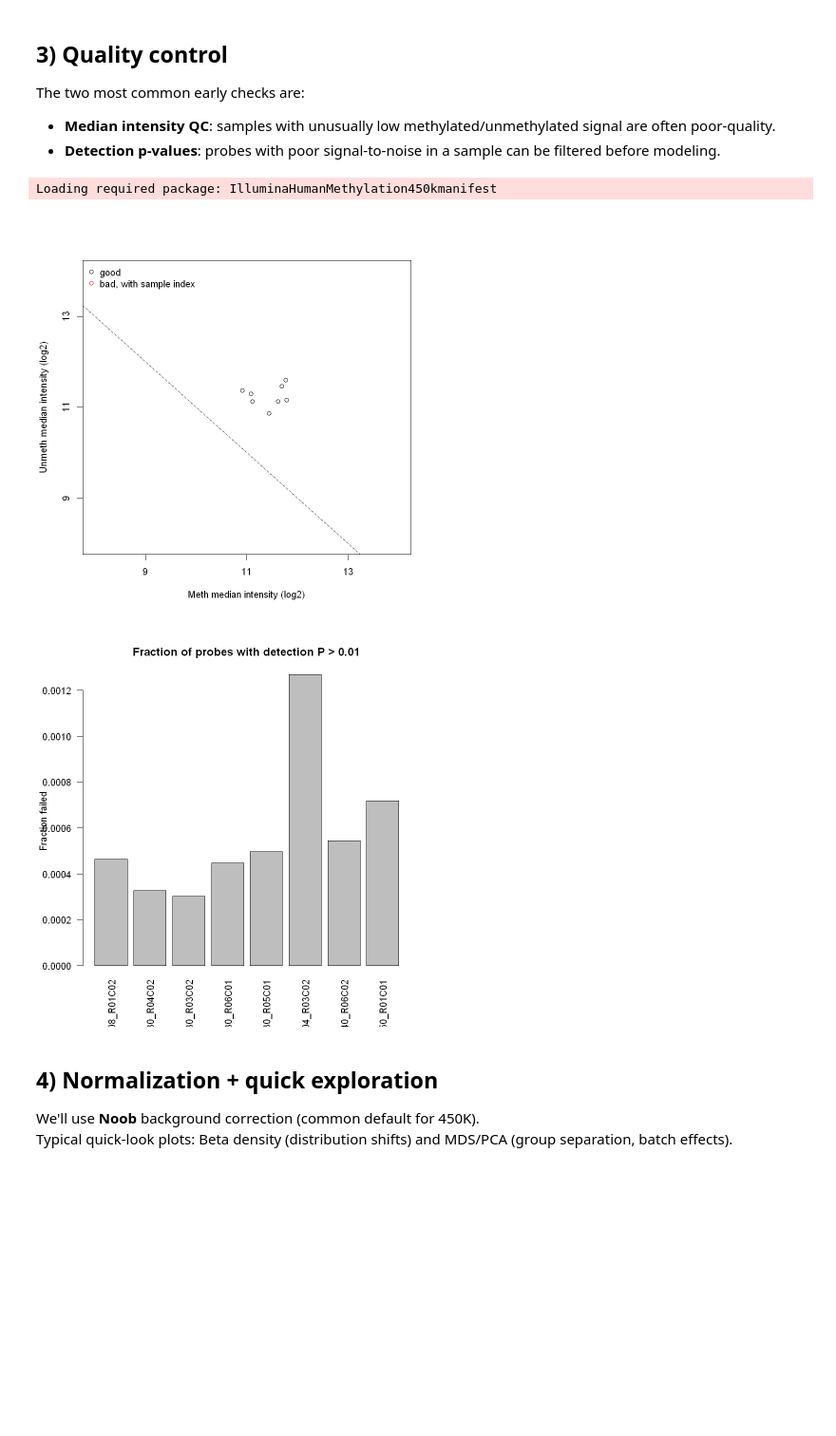
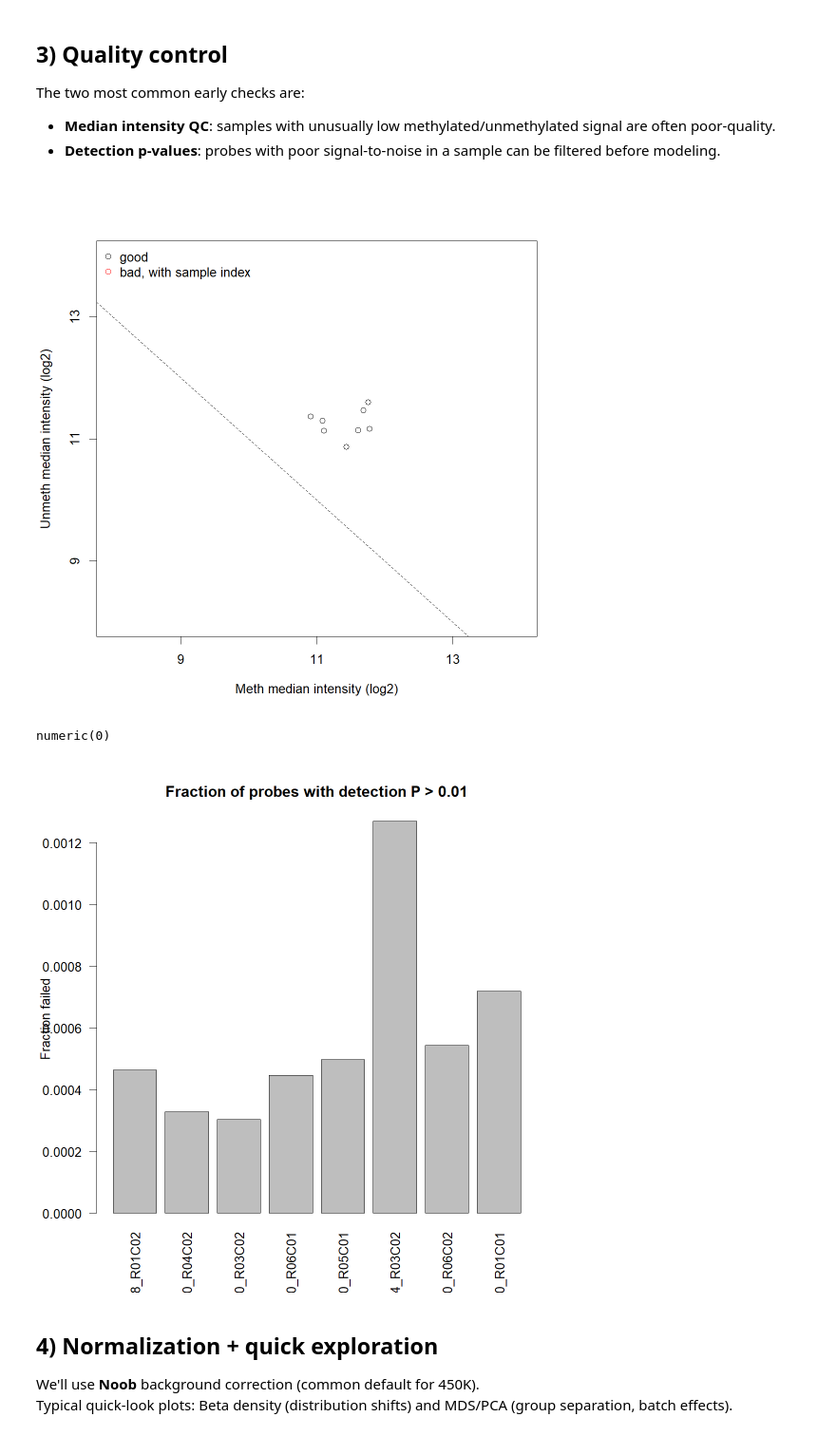
Before and after one commit to meshik/bioinformatics-code-hub, a Jupyter notebook: epigenomics/dna_methylation/r.ipynb, the cells around one changed output. Shown at 95% size. Cells and saved outputs as stored; diff of their text form; code cells hidden in the pictures; blank space fills up the shorter version.

Commit message:
first qc plots

```diff
--- a/epigenomics/dna_methylation/r.ipynb
+++ b/epigenomics/dna_methylation/r.ipynb
@@ -115,21 +135,21 @@ The two most common early checks are:
 # %%
 # Basic QC based on raw intensities
 mSet_raw <- preprocessRaw(rgSet)
 
 qc <- getQC(mSet_raw)
 plotQC(qc)
 
 # Detection p-values (probe-level)
 detP <- detectionP(rgSet)
 
 # Fraction of failed probes per sample (detP > 0.01)
 frac_failed <- colMeans(detP > 0.01, na.rm = TRUE)
-barplot(frac_failed, las = 2, main = "Fraction of probes with detection P > 0.01", ylab = "Fraction failed")
+barplot(frac_failed, las = 2, main = "Fraction of probes with detection P > 0.01", ylab = "Fraction failed") +
 abline(h = 0.01, lty = 2)
 # %% [output]
+[figure, new version]
-Loading required package: IlluminaHumanMethylation450kmanifest
+numeric(0)
-[figure, old version]
-[figure, old version]
+[figure, new version]
 # %% [markdown]
 ## 4) Normalization + quick exploration
 
```
Also changed, not shown: parts of 2 cells of this notebook.
